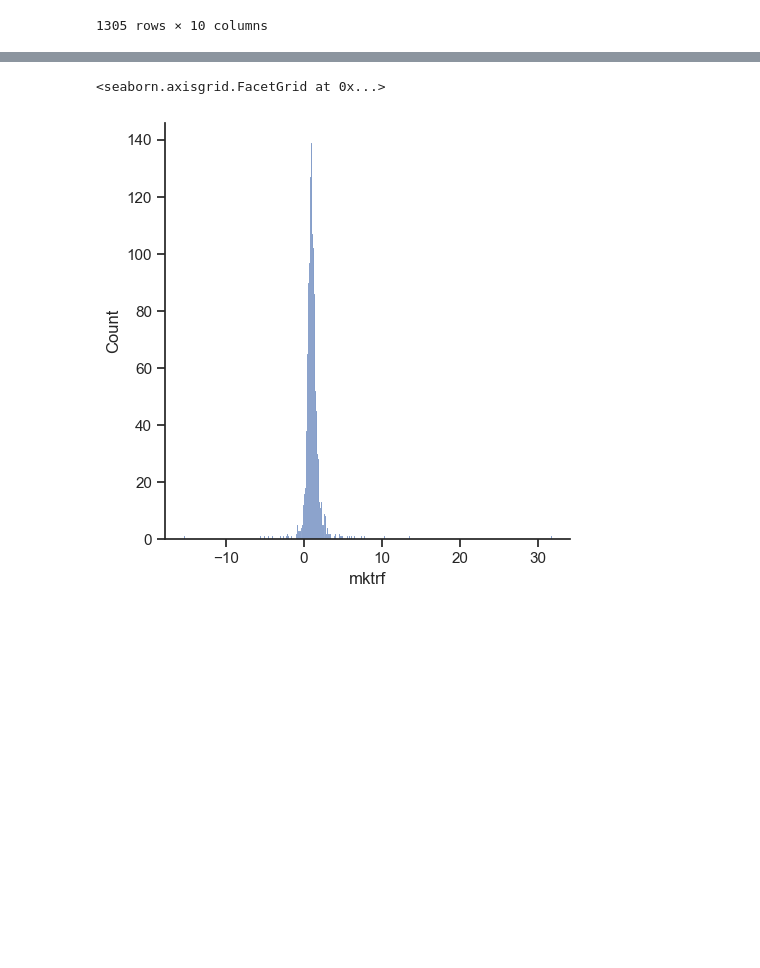
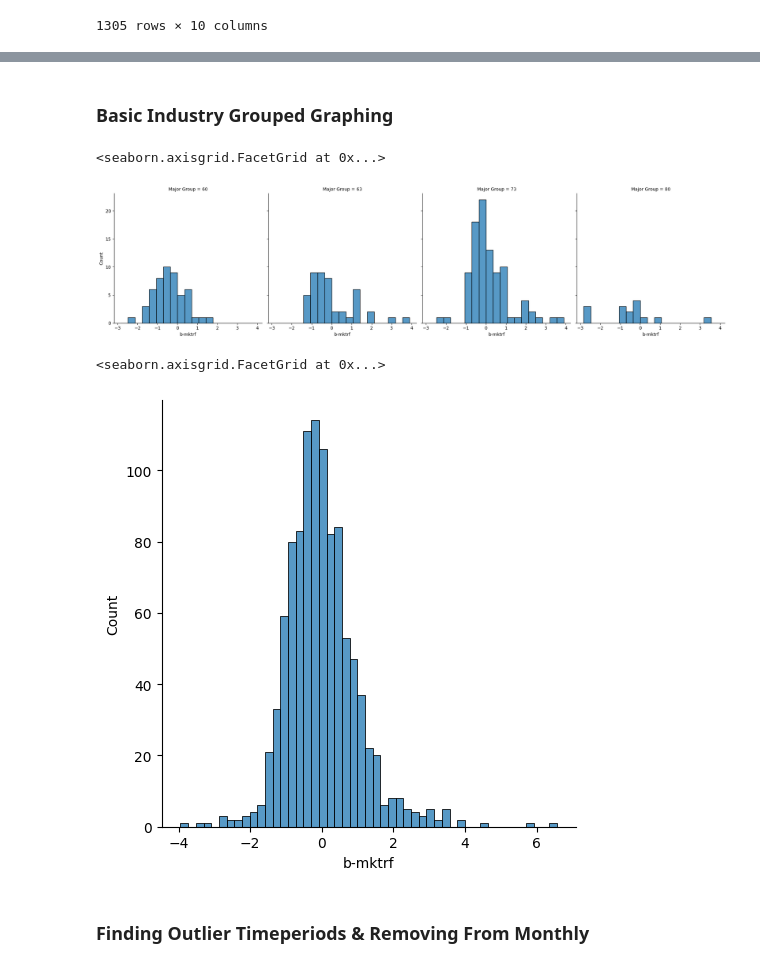
Before and after one commit to nilsberzins/SDF-Research, a Jupyter notebook: SDF-AP Data Current.ipynb, the cells around one changed output, grey strips where cells are left out. Cells and saved outputs as stored; diff of their text form; code cells hidden in the pictures; blank space fills up the shorter version.

```diff
--- a/SDF-AP Data Current.ipynb
+++ b/SDF-AP Data Current.ipynb
@@ -245,0 +346,14 @@ sp500_dly["GENERAL ELECTRIC CO"]
+# %%
+sp500_anom = sp500_full.merge(merged_anomalies, how = "left", left_on = "date", right_on = "DATE")
+sp500_anom.drop(columns=["DATE"], inplace = True)
+# %%
+factor_cols = sp500_anom.columns.tolist()[14:]
+
+sp500_dly = {
+    name: group[["date", "Major Group", "ret"] +factor_cols].reset_index(drop=True)
+    for name, group in sp500_anom.groupby("comnam")
+}
+
+sp500_dly["ALPHABET INC"]
+
+#CHECK REPEAT ROWS ISSUE
@@ -369,0 +484,4 @@ sp500_monthly["GENERAL ELECTRIC CO"]["data"]
+# %%
+sp500_monthly_test = dict(list(sp500_monthly.items())[:3])
+
+sp500_monthly_test.items()
@@ -370,17 +608,22 @@ sp500_monthly["GENERAL ELECTRIC CO"]["data"]
 # %%
 #Collecting the OLS Coefficients for each company
+from sklearn.preprocessing import StandardScaler
+
 ols_coefs = []
 
 for name in sp500_monthly:
     comp_coefs = pd.Series(sp500_monthly[name]["models"]["OLS"].coef_)
     major_group = sp500_monthly[name]["data"]["Major Group"].unique()[0]
     major_group = pd.Series([major_group], index=["Major Group"])
-    comp_coefs = pd.concat([major_group, comp_coefs])
+    comp_name = pd.Series([name], index=["Comnam"])
+    comp_coefs = pd.concat([comp_name, major_group, comp_coefs])
     ols_coefs.append(comp_coefs)
 
 ols_coefs = pd.DataFrame(ols_coefs)
-ols_coefs.columns = ['Major Group','mktrf', 'smb', 'hml', 'rmw', 'cma', 'rf',
-                     'momentum_12m', 'volatility']
+ols_coefs.columns = ['Comp_name', 'Major Group','b-mktrf', 'b-smb', 'b-hml', 'b-rmw', 'b-cma', 'b-rf',
+                     'b-momentum_12m', 'b-volatility']
 
-ols_coefs
+scaler = StandardScaler()
+
+ols_coefs.iloc[:, 2:] = scaler.fit_transform(ols_coefs.iloc[:, 2:])
 # %% [output]
@@ -400,9 +652,19 @@ ols_coefs
+# %% [markdown]
+### Basic Industry Grouped Graphing
 # %%
 import seaborn as sns
 import matplotlib as mpl
 import matplotlib.pyplot as plt
 
-sns.displot(ols_coefs, x="mktrf")
+# ind_coefs = ols_coefs[ols_coefs["Major Group"].isin(
+#     list(range(50, 60)) + [60, 63, 70, 80]
+# )] INCLUDES RETAIL
+
+# ind_coefs.loc[ind_coefs["Major Group"].between(50, 59), "Major Group"] = 59 MERGE RETAIL
+
+ind_coefs = ols_coefs[ols_coefs["Major Group"].isin([60, 63, 73, 80])]
+
+sns.displot(ind_coefs, x="b-mktrf", col="Major Group")
 # %% [output]
 <seaborn.axisgrid.FacetGrid at 0x...>
-[figure, old version]
+[figure, new version]
@@ -448,0 +671,7 @@ sns.displot(ols_coefs, x="mktrf")
+# %%
+sns.displot(ols_coefs, x="b-mktrf")
+# %% [output]
+<seaborn.axisgrid.FacetGrid at 0x...>
+[figure, added]
+# %% [markdown]
+### Finding Outlier Timeperiods & Removing From Monthly
```
Also changed, not shown: parts of 61 cells of this notebook.
